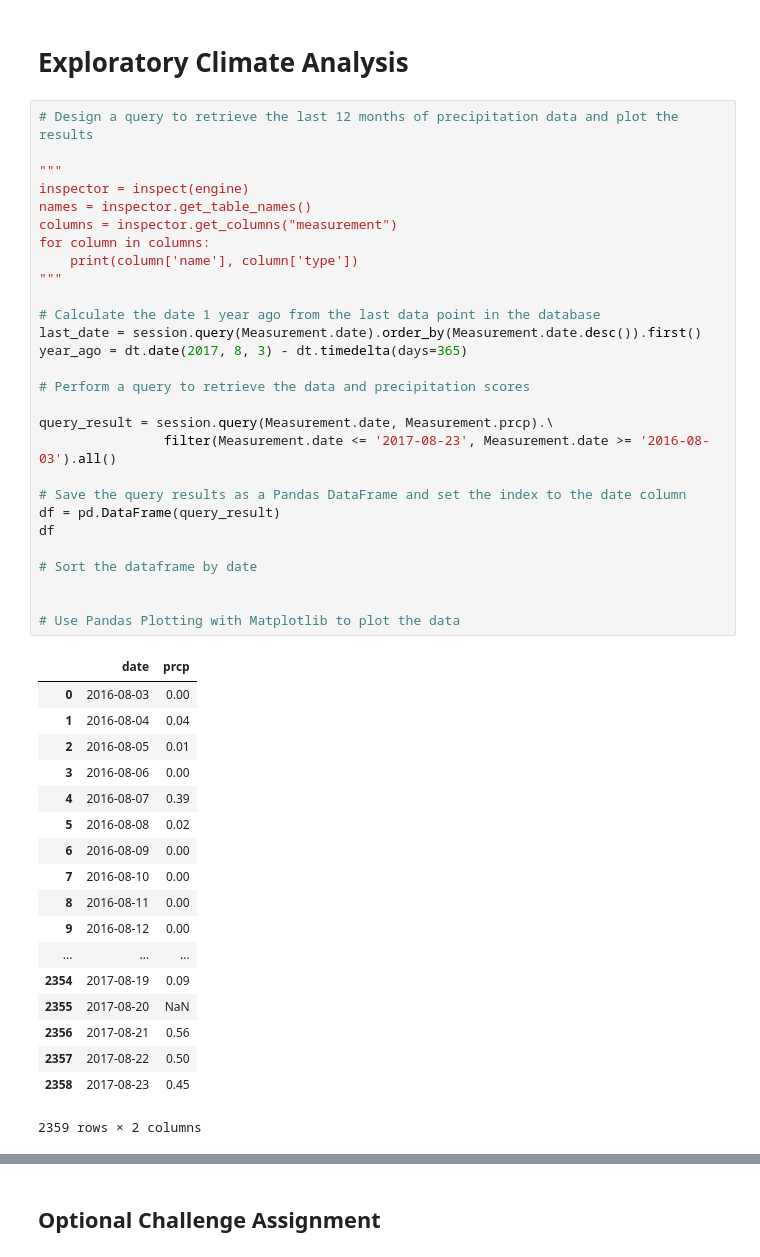
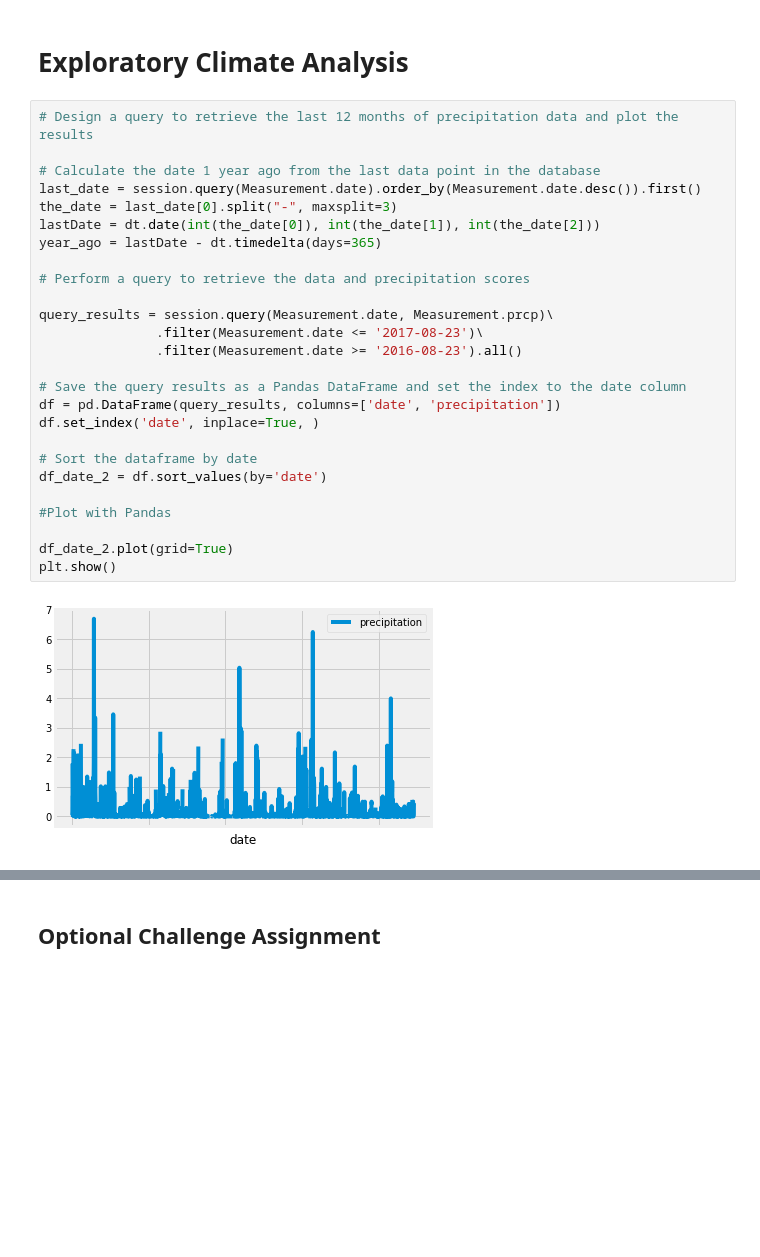
Before and after one commit to AshleyMcGee/advanced_sql_git, a Jupyter notebook: surfer_starter.ipynb, the cells around one changed output, grey strips where cells are left out. Saved outputs shown, nothing was run; the diff lists cells and outputs as text; blank space fills up the shorter version.

```diff
--- a/surfer_starter.ipynb
+++ b/surfer_starter.ipynb
@@ -40,47 +40,28 @@ session = Session(engine)
 # %%
 # Design a query to retrieve the last 12 months of precipitation data and plot the results
 
-"""
-inspector = inspect(engine)
-names = inspector.get_table_names()
-columns = inspector.get_columns("measurement")
-for column in columns:
-    print(column['name'], column['type'])
-"""
-
 # Calculate the date 1 year ago from the last data point in the database
 last_date = session.query(Measurement.date).order_by(Measurement.date.desc()).first()
-year_ago = dt.date(2017, 8, 3) - dt.timedelta(days=365)
+the_date = last_date[0].split("-", maxsplit=3)
+lastDate = dt.date(int(the_date[0]), int(the_date[1]), int(the_date[2]))
+year_ago = lastDate - dt.timedelta(days=365)
 
 # Perform a query to retrieve the data and precipitation scores
 
-query_result = session.query(Measurement.date, Measurement.prcp).\
-                filter(Measurement.date <= '2017-08-23', Measurement.date >= '2016-08-03').all()
+query_results = session.query(Measurement.date, Measurement.prcp)\
+               .filter(Measurement.date <= '2017-08-23')\
+               .filter(Measurement.date >= '2016-08-23').all()
 
 # Save the query results as a Pandas DataFrame and set the index to the date column
-df = pd.DataFrame(query_result)
-df
+df = pd.DataFrame(query_results, columns=['date', 'precipitation'])
+df.set_index('date', inplace=True, )
 
 # Sort the dataframe by date
+df_date_2 = df.sort_values(by='date')
 
+#Plot with Pandas
 
-# Use Pandas Plotting with Matplotlib to plot the data
+df_date_2.plot(grid=True)
+plt.show()
 # %% [output]
-|  | date | prcp |
-| 0 | 2016-08-03 | 0.00 |
-| 1 | 2016-08-04 | 0.04 |
-| 2 | 2016-08-05 | 0.01 |
-| 3 | 2016-08-06 | 0.00 |
-| 4 | 2016-08-07 | 0.39 |
-| 5 | 2016-08-08 | 0.02 |
-| 6 | 2016-08-09 | 0.00 |
-| 7 | 2016-08-10 | 0.00 |
-| 8 | 2016-08-11 | 0.00 |
-| 9 | 2016-08-12 | 0.00 |
-| ... | ... | ... |
-| 2354 | 2017-08-19 | 0.09 |
-| 2355 | 2017-08-20 | NaN |
-| 2356 | 2017-08-21 | 0.56 |
-| 2357 | 2017-08-22 | 0.50 |
-| 2358 | 2017-08-23 | 0.45 |
-2359 rows × 2 columns
+[figure, added]
```
Also changed, not shown: parts of 16 cells of this notebook.
